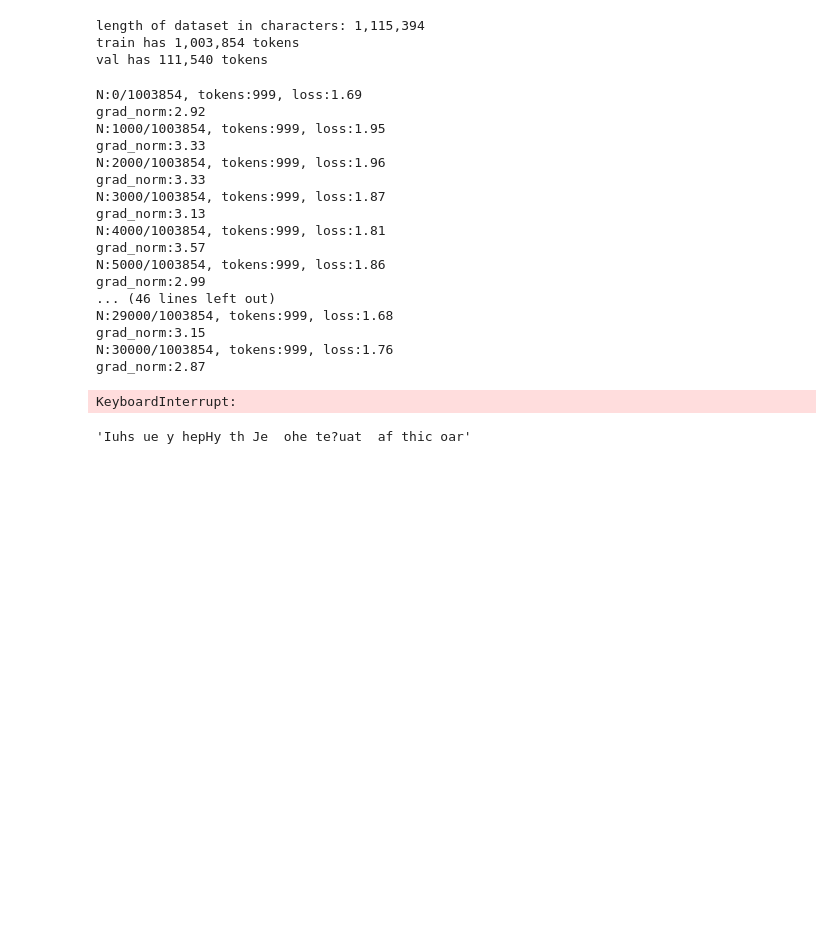
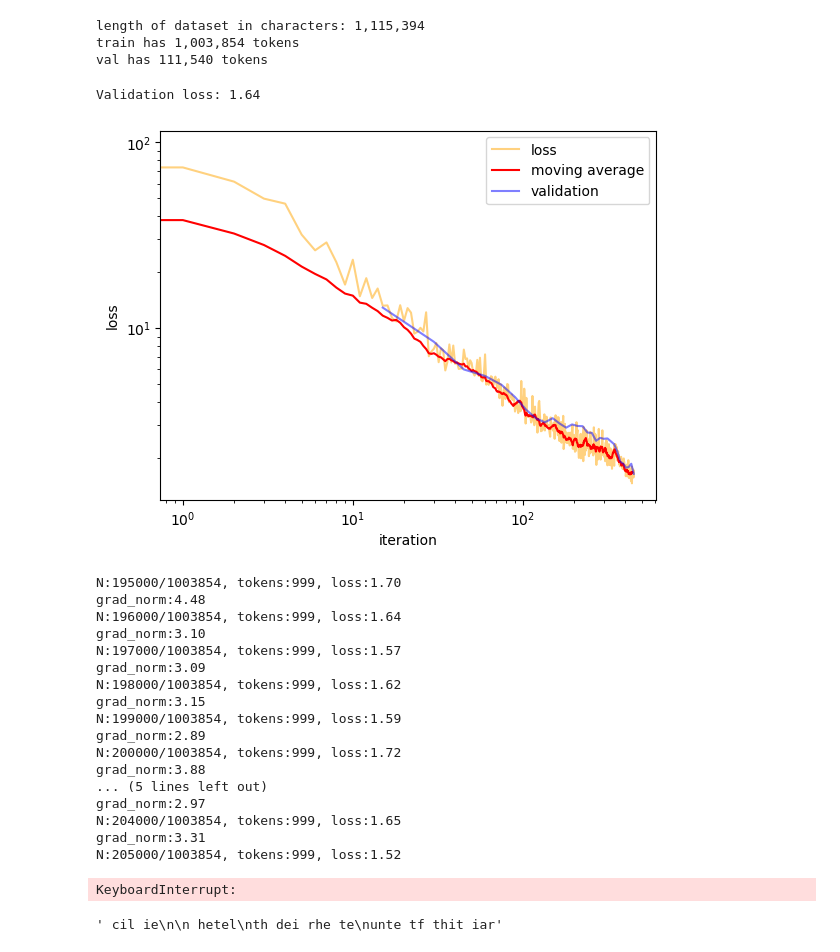
Before and after one commit to Francesco215/Language_CA, a Jupyter notebook: CharLM.ipynb, the cells around one changed output. Drawn from its saved outputs; the diff is of its cells as text; code cells hidden in the pictures; blank space fills up the shorter version.

Commit message:
Done a training round in local

```diff
--- a/CharLM.ipynb
+++ b/CharLM.ipynb
@@ -108,50 +109,89 @@ def sample_shakespeare(data, lenght, starting_index=None):
 # %%
 #@title {vertical-output: true}
 #@markdown # Training
 #@markdown the loss function is cross entropy ❌🎲
 
 n_epochs = int(1e6)
 model.train()
+context_size=2e2
+
 for i in range(n_epochs):
 
-    inp=sample_shakespeare(train_ids, 1e3)
+
+    inp=sample_shakespeare(train_ids, context_size)
 
     nodes=inp[:-1]
     target=inp[1:]
     edge_index = graph_maker(nodes.shape[0])
     prediction = model(nodes, edge_index)
     loss = loss_function(prediction, target)
 
     print(f'N:{int(i*1e3)}/{len(train_ids)}, tokens:{nodes.shape[0]}, loss:{loss.item():.2f}')
     model.losses.append(loss.item())
     loss.backward()
 
     gn = grad_norm(model)
     print(f'grad_norm:{gn:.2f}')
     grad_norms.append(gn)
     clip_grad_norm_(model.parameters(), 4*loss.item())
 
     optimizer.step()
     optimizer.zero_grad()  # reinitialize the gradient to zero
+
+    if i%15==14:
+        clear_output()
+
+        m_av = moving_average(model.losses, 10)
+        model.best_loss = min(m_av)
+
+        if model.best_loss<2:
+            context_size=1e3
+
+        if model.best_loss<1.5:
+            context_size=5e3
+
+        inp=sample_shakespeare(val_ids, 1e3)
+        nodes=inp[:-1]
+        target=inp[1:]
+        edge_index = graph_maker(nodes.shape[0])
+        prediction = model(nodes, edge_index)
+        validation_loss = loss_function(prediction, target)
+
+        model.validation_losses.append(validation_loss.item())
+
+        print(f'Validation loss: {validation_loss:.2f}')
+
+        plt.plot(model.losses, label='loss', color='orange', alpha=0.5)
+        plt.plot(m_av, label='moving average', color='red')
+        plt.plot(np.arange(len(model.validation_losses))*15+15, model.validation_losses, label='validation',color='blue',alpha=0.5)
+
+        plt.legend()
+        plt.ylabel('loss')
+        plt.xlabel('iteration')
+        plt.yscale('log')
+        plt.xscale('log')
+        plt.show()
 # %% [output]
-N:0/1003854, tokens:999, loss:1.69
-grad_norm:2.92
-N:1000/1003854, tokens:999, loss:1.95
-grad_norm:3.33
-N:2000/1003854, tokens:999, loss:1.96
-grad_norm:3.33
-N:3000/1003854, tokens:999, loss:1.87
-grad_norm:3.13
-N:4000/1003854, tokens:999, loss:1.81
-grad_norm:3.57
-N:5000/1003854, tokens:999, loss:1.86
-grad_norm:2.99
-... (46 lines left out)
-N:29000/1003854, tokens:999, loss:1.68
-grad_norm:3.15
-N:30000/1003854, tokens:999, loss:1.76
-grad_norm:2.87
+Validation loss: 1.64
+[figure, added]
-KeyboardInterrupt:
+N:195000/1003854, tokens:999, loss:1.70
+grad_norm:4.48
+N:196000/1003854, tokens:999, loss:1.64
+grad_norm:3.10
+N:197000/1003854, tokens:999, loss:1.57
+grad_norm:3.09
+N:198000/1003854, tokens:999, loss:1.62
+grad_norm:3.15
+N:199000/1003854, tokens:999, loss:1.59
+grad_norm:2.89
+N:200000/1003854, tokens:999, loss:1.72
+grad_norm:3.88
+... (5 lines left out)
+grad_norm:2.97
+N:204000/1003854, tokens:999, loss:1.65
+grad_norm:3.31
+N:205000/1003854, tokens:999, loss:1.52
+KeyboardInterrupt:
 # %%
 text='I was very happy to see the results of this la'
 x=tokenizer(text)
@@ -160,5 +200,5 @@ out=model.calculate_final_embedding(x, edge_index).argmax(dim=-1)
 
 tokenizer.decode(out)
 # %% [output]
-'Iuhs ue y hepHy th Je  ohe te?uat  af thic oar'
+' cil ie\n\n hetel\nth dei rhe te\nunte tf thit iar'
 # %%
```
Also changed, not shown: parts of 2 cells of this notebook.
